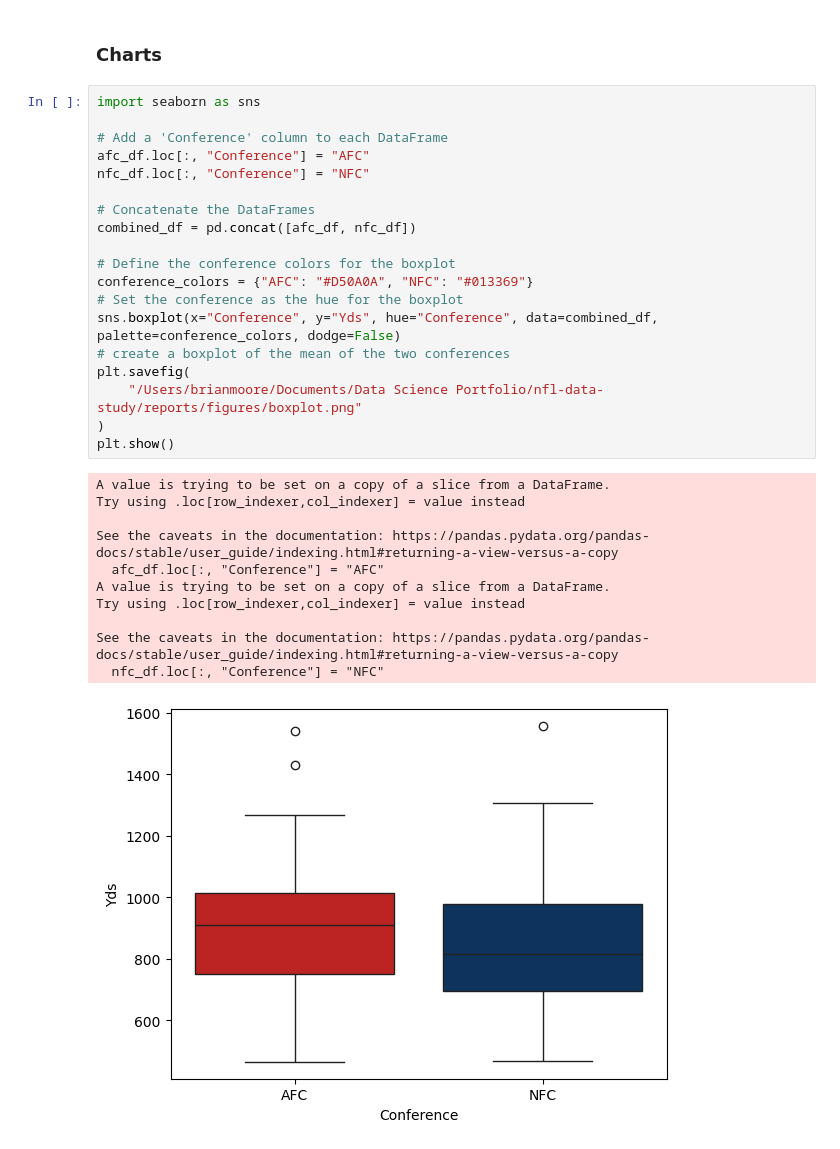
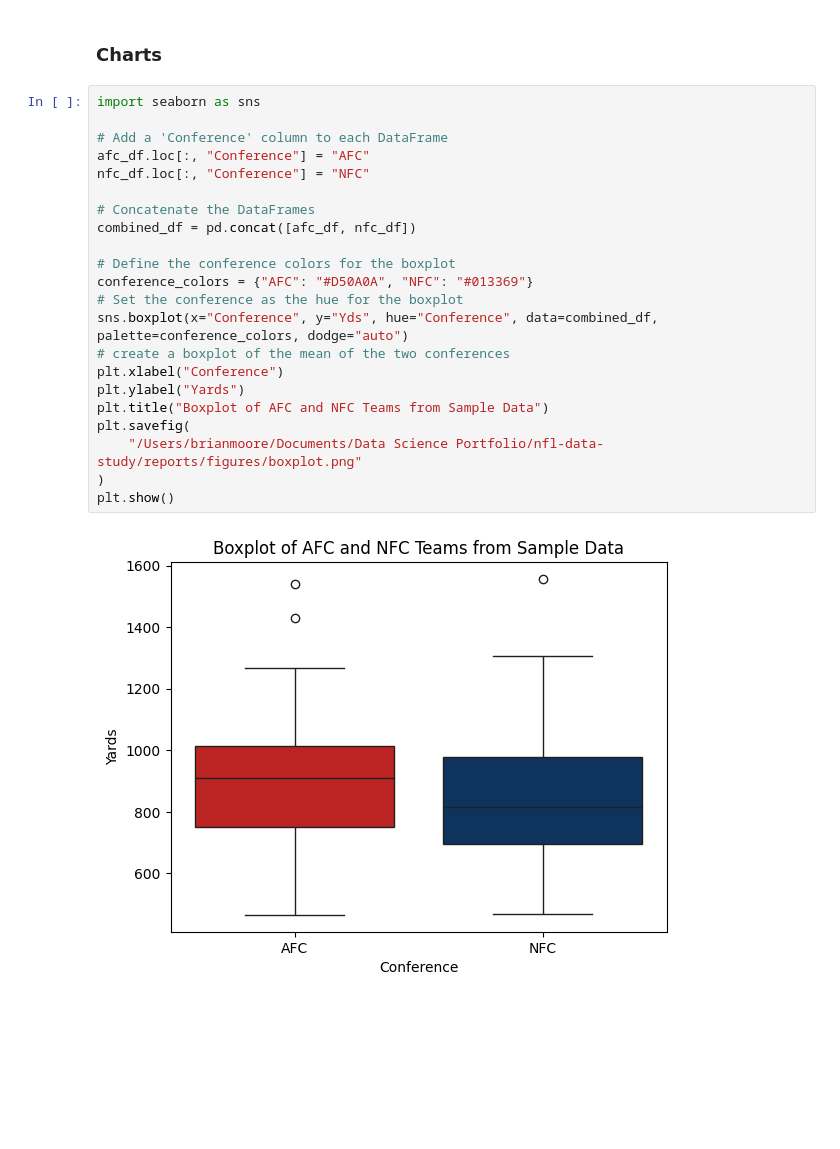
Before and after one commit to Bmoore4452/nfl-data-study, a Jupyter notebook: notebooks/nfl_data_study.ipynb, the cells around one changed output. Cells and saved outputs as stored; diff of their text form; blank space fills up the shorter version.

```diff
--- a/notebooks/nfl_data_study.ipynb
+++ b/notebooks/nfl_data_study.ipynb
@@ -835,31 +538,24 @@ There is no statistically significant difference in rushing yards between NFC an
 # %%
 import seaborn as sns
 
 # Add a 'Conference' column to each DataFrame
 afc_df.loc[:, "Conference"] = "AFC"
 nfc_df.loc[:, "Conference"] = "NFC"
 
 # Concatenate the DataFrames
 combined_df = pd.concat([afc_df, nfc_df])
 
 # Define the conference colors for the boxplot
 conference_colors = {"AFC": "#D50A0A", "NFC": "#013369"}
 # Set the conference as the hue for the boxplot
-sns.boxplot(x="Conference", y="Yds", hue="Conference", data=combined_df, palette=conference_colors, dodge=False)
+sns.boxplot(x="Conference", y="Yds", hue="Conference", data=combined_df, palette=conference_colors, dodge="auto")
 # create a boxplot of the mean of the two conferences
+plt.xlabel("Conference")
+plt.ylabel("Yards")
+plt.title("Boxplot of AFC and NFC Teams from Sample Data")
 plt.savefig(
     "/Users/brianmoore/Documents/Data Science Portfolio/nfl-data-study/reports/figures/boxplot.png"
 )
 plt.show()
 # %% [output]
-A value is trying to be set on a copy of a slice from a DataFrame.
-Try using .loc[row_indexer,col_indexer] = value instead
-
-See the caveats in the documentation: https://pandas.pydata.org/pandas-docs/stable/user_guide/indexing.html#returning-a-view-versus-a-copy
-  afc_df.loc[:, "Conference"] = "AFC"
-A value is trying to be set on a copy of a slice from a DataFrame.
-Try using .loc[row_indexer,col_indexer] = value instead
-
-See the caveats in the documentation: https://pandas.pydata.org/pandas-docs/stable/user_guide/indexing.html#returning-a-view-versus-a-copy
-  nfc_df.loc[:, "Conference"] = "NFC"
-[figure, old version]
+[figure, new version]
```
Also changed, not shown: parts of 14 cells of this notebook, 3 other files.
